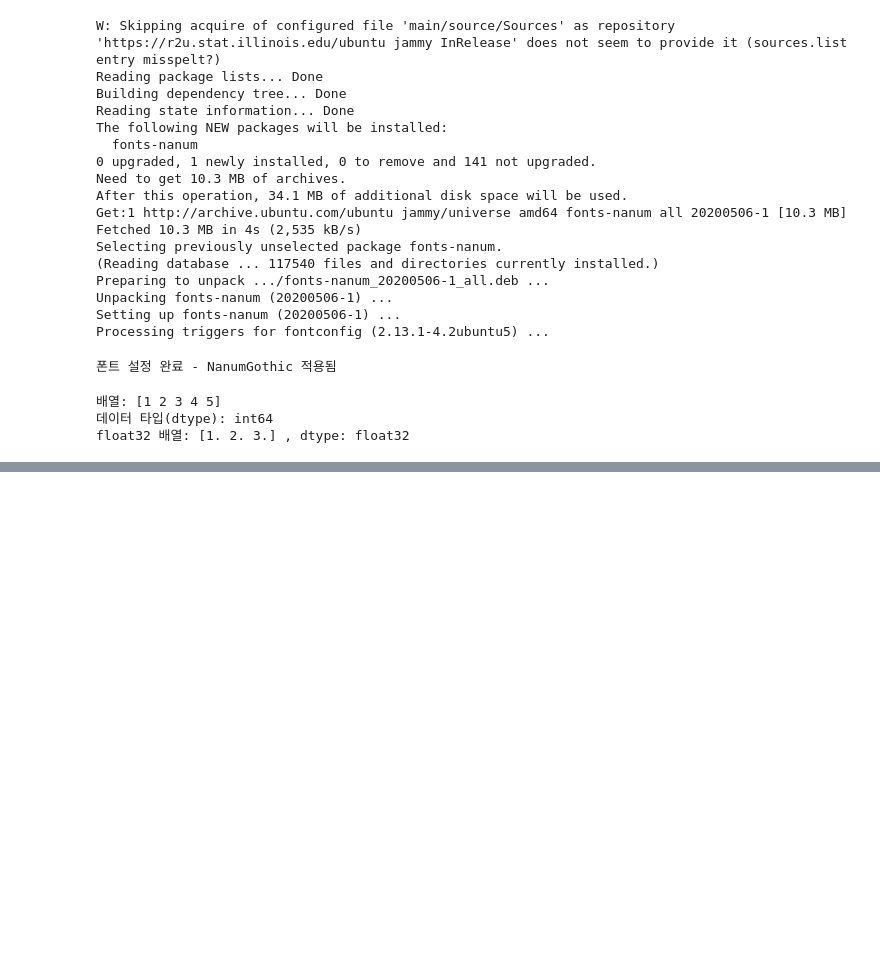
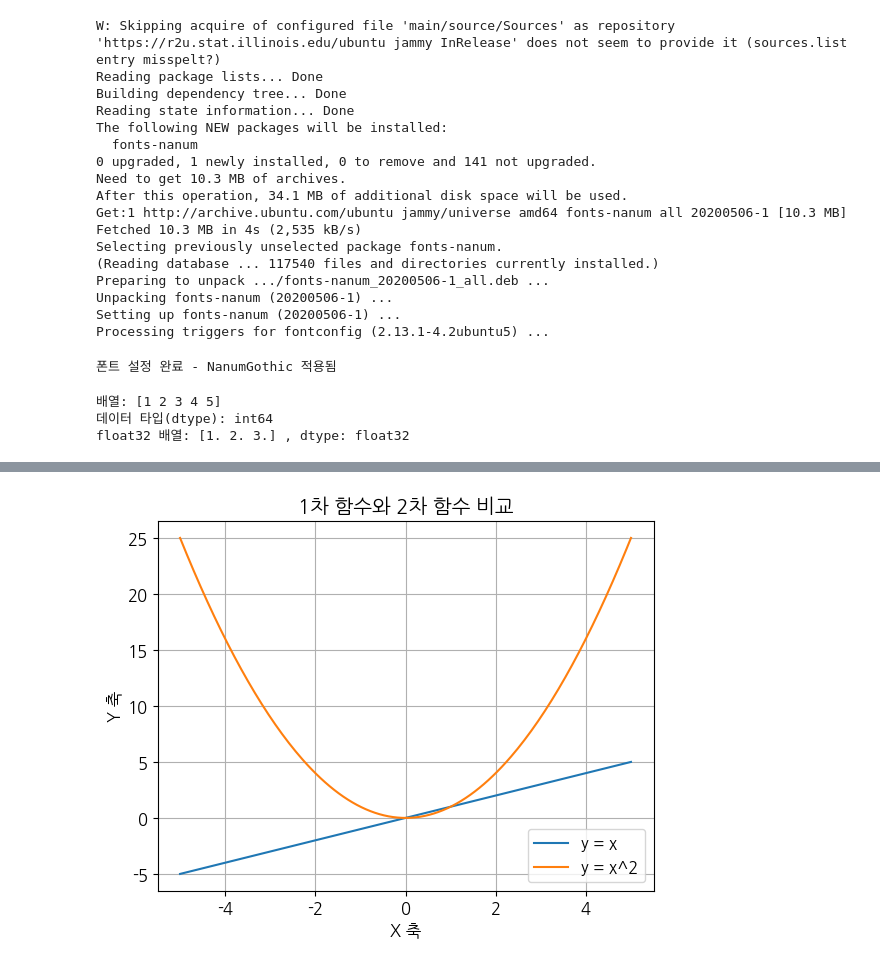
Before and after one commit to kny1209/test2, a Jupyter notebook: AI/강의_8기_AI개론_2차시_03_Numpy_Matplotlib.ipynb, the cells around one changed output, grey strips where cells are left out. Cells and saved outputs as stored; diff of their text form; code cells hidden in the pictures; blank space fills up the shorter version.

```diff
--- a/AI/강의_8기_AI개론_2차시_03_Numpy_Matplotlib.ipynb
+++ b/AI/강의_8기_AI개론_2차시_03_Numpy_Matplotlib.ipynb
@@ -62,0 +153,19 @@ float32 배열: [1. 2. 3.] , dtype: float32
+# %%
+# 실습 과제: 두 개의 함수를 하나의 그래프에 시각화하기
+
+
+x = np.linspace(-5, 5, 200)
+y1 = x            # 1차 함수(선형)
+y2 = x ** 2       # 2차 함수 (비선형)
+
+
+plt.plot(x, y1, label="y = x")
+plt.plot(x, y2, label="y = x^2")
+plt.title("1차 함수와 2차 함수 비교")
+plt.xlabel("X 축")
+plt.ylabel("Y 축")
+plt.legend()
+plt.grid(True)
+plt.show()
+# %% [output]
+[figure, added]
```
Also changed, not shown: parts of 12 cells of this notebook.
